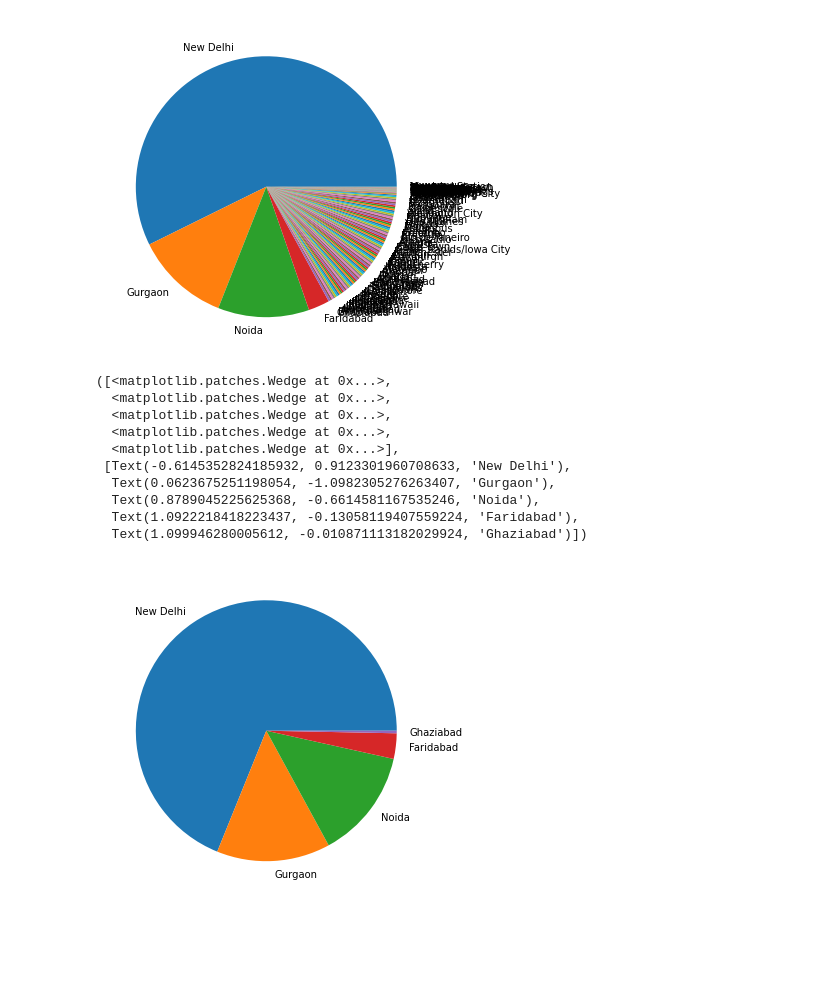
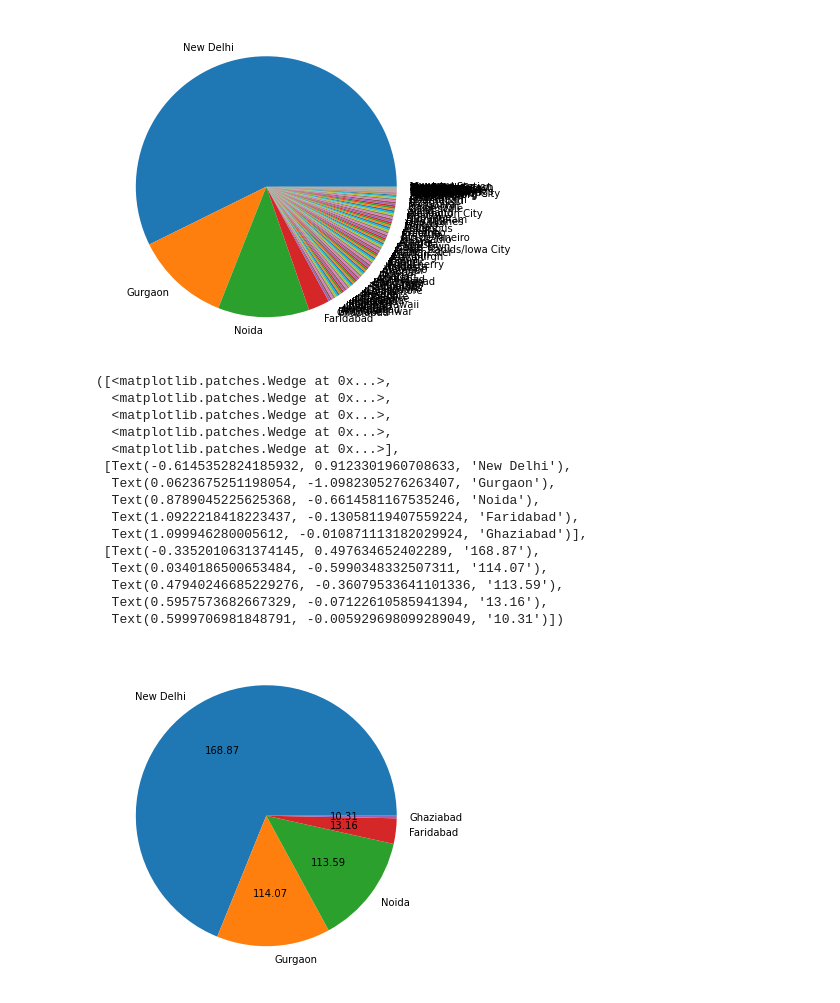
Before and after one commit to vrajnena/Feature_Engineering, a Jupyter notebook: Zomato_Feature_Engineering.ipynb, the cells around one changed output. Cells and saved outputs as stored; diff of their text form; code cells hidden in the pictures; blank space fills up the shorter version.

```diff
--- a/Zomato_Feature_Engineering.ipynb
+++ b/Zomato_Feature_Engineering.ipynb
@@ -464,16 +464,21 @@ plt.pie(x=final.City.value_counts(),labels=final.City.value_counts().index)
   Text(1.0999999404359078, -0.0003619958560471987, 'Vineland Station')])
 [figure]
 # %%
-plt.pie(x=final.City.value_counts()[:5],labels=final.City.value_counts().index[:5])
+plt.pie(x=final.City.value_counts()[:5],labels=final.City.value_counts().index[:5],autopct="1%.2f")
 # %% [output]
 ([<matplotlib.patches.Wedge at 0x...>,
   <matplotlib.patches.Wedge at 0x...>,
   <matplotlib.patches.Wedge at 0x...>,
   <matplotlib.patches.Wedge at 0x...>,
   <matplotlib.patches.Wedge at 0x...>],
  [Text(-0.6145352824185932, 0.9123301960708633, 'New Delhi'),
   Text(0.0623675251198054, -1.0982305276263407, 'Gurgaon'),
   Text(0.8789045225625368, -0.6614581167535246, 'Noida'),
   Text(1.0922218418223437, -0.13058119407559224, 'Faridabad'),
-  Text(1.099946280005612, -0.010871113182029924, 'Ghaziabad')])
+  Text(1.099946280005612, -0.010871113182029924, 'Ghaziabad')],
+ [Text(-0.3352010631374145, 0.497634652402289, '168.87'),
+  Text(0.0340186500653484, -0.5990348332507311, '114.07'),
+  Text(0.47940246685229276, -0.36079533641101336, '113.59'),
+  Text(0.5957573682667329, -0.07122610585941394, '13.16'),
+  Text(0.5999706981848791, -0.005929698099289049, '10.31')])
-[figure, old version]
+[figure, new version]
```
